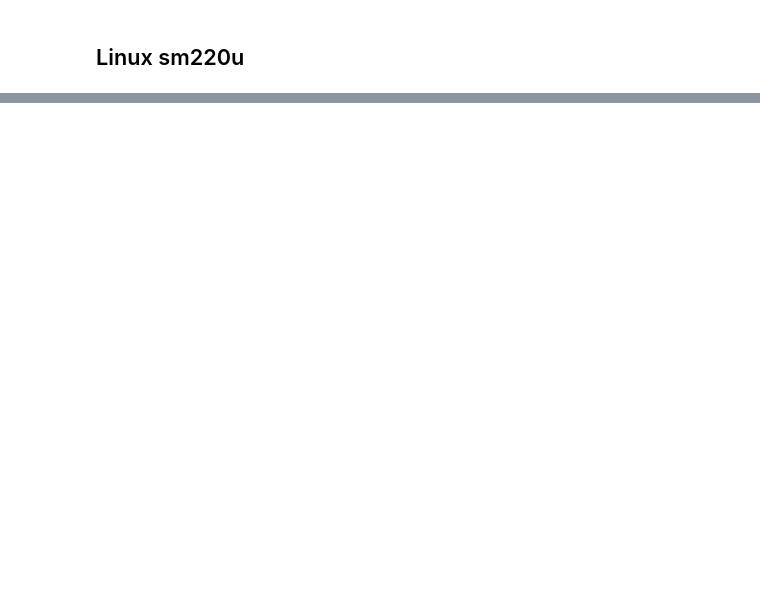
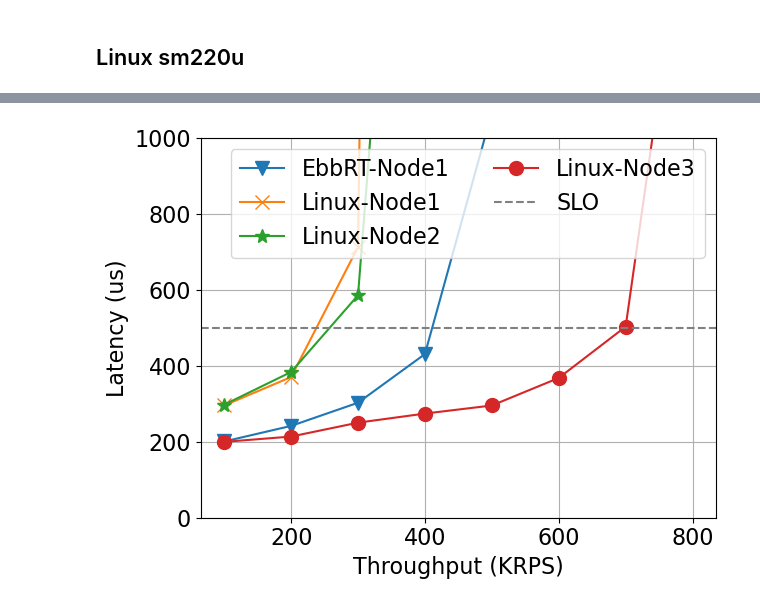
Before and after one commit to handong32/cloudlab, a Jupyter notebook: baremetal_ebbrt/hotcarbon_silo.ipynb, the cells around one changed output, grey strips where cells are left out. Saved outputs shown, nothing was run; the diff lists cells and outputs as text; code cells hidden in the pictures; blank space fills up the shorter version.

```diff
--- a/baremetal_ebbrt/hotcarbon_silo.ipynb
+++ b/baremetal_ebbrt/hotcarbon_silo.ipynb
@@ -138,7 +138,7 @@ refcyc_oh = np.mean(refcyc_oh_arr)
 joules_oh = np.mean(joules_oh_arr)
 
 print(ins_oh, cyc_oh, refcyc_oh, joules_oh)
-for mqps in range(100000, 500000, 100000):
+for mqps in range(100000, 400000, 100000):
     for iter in range(0, 5):
         if os.path.exists(f"c220g1/linux_silo/PerfStat.Ins.linux_silo_mqps{mqps}_iter{iter}") and os.path.exists(f"c220g1/linux_silo/PerfStat.Joules.linux_silo_mqps{mqps}_iter{iter}"):
             ins=0
@@ -179,7 +179,7 @@ print(dflinux_c220g1)
 dflinux_c220g1std = df.groupby(['qps']).std()
 dflinux_c220g1std['qps']=qpss
 maxerr=0.0
-for mqps in range(100000, 500000, 100000):
+for mqps in range(100000, 400000, 100000):
     for metric in ['ins', 'cyc', 'refcyc', 'joules']:
         meanm=round(float(dflinux_c220g1[(dflinux_c220g1['qps'] == mqps)][metric]), 2)
         stdm=round(float(dflinux_c220g1std[(dflinux_c220g1std['qps'] == mqps)][metric]),2)
@@ -411,0 +404,20 @@ dflinux_sm220u
+# %%
+fs=16
+plt.rc('axes', labelsize=fs)    # fontsize of the x and y labels
+plt.rc('xtick', labelsize=fs)    # fontsize of the tick labels
+plt.rc('ytick', labelsize=fs)    # fontsize of the tick labels
+
+# Plot 99 tail
+for df in [dfebbrt, dflinux_c220g1, dflinux_c220g5, dflinux_sm220u]:
+    plt.plot(df['kqps'], df['tail'], marker=ms[str(df['type'].unique()[0])], markersize=10, ls='-', label=str(df['type'].unique()[0]))
+plt.axhline(y = 500, color = 'grey', linestyle = '--', label='SLO')
+plt.xlabel("Throughput (KRPS)", fontsize=fs)
+plt.ylabel("Latency (us)", fontsize=fs)
+plt.ylim(bottom=0, top=1000)
+plt.grid()
+plt.legend(ncols=2, fontsize=fs)
+plt.tight_layout()
+plt.savefig("silo_latency.pdf")
+#plt.show()
+# %% [output]
+[figure, added]
```
Also changed, not shown: parts of 8 cells of this notebook, 10 other files.
